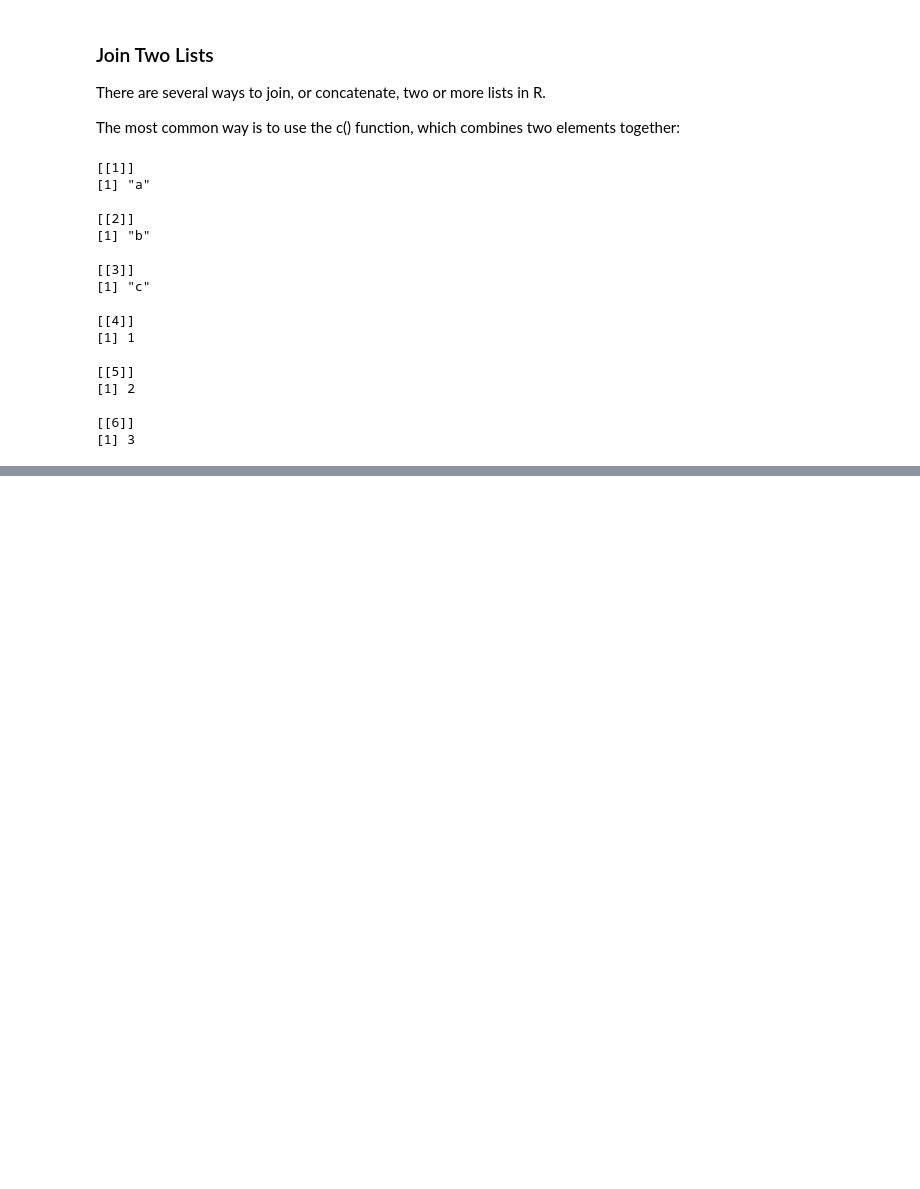
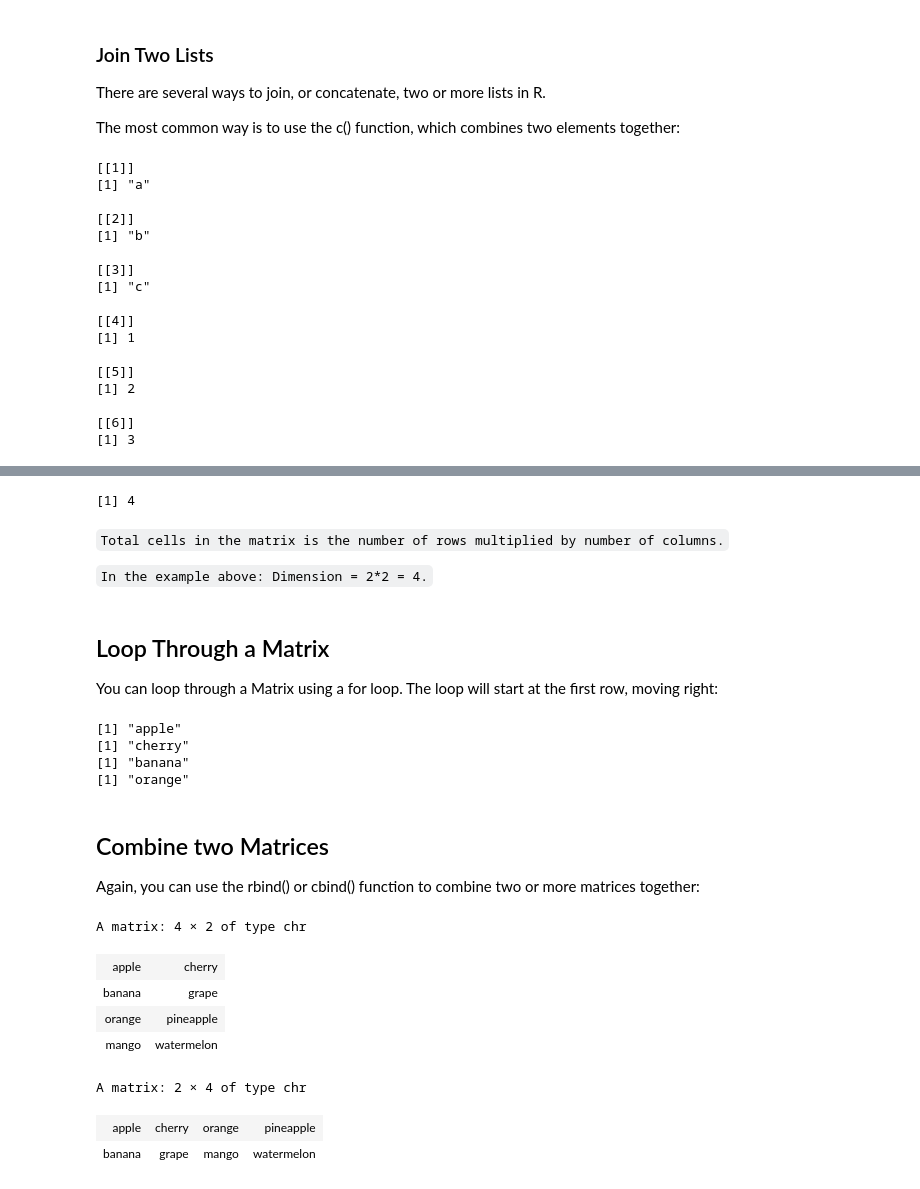
Before and after one commit to prodigy234/Complete_Data_Science_Full_Course, a Jupyter notebook: R Programming/16.R Data Structures.ipynb, the cells around one changed output, grey strips where cells are left out. Saved outputs shown, nothing was run; the diff lists cells and outputs as text; code cells hidden in the pictures; blank space fills up the shorter version.

```diff
--- a/R Programming/16.R Data Structures.ipynb
+++ b/R Programming/16.R Data Structures.ipynb
@@ -449,0 +621,57 @@ list3
+# %%
+# Example
+thismatrix <- matrix(c("apple", "banana", "cherry", "orange"), nrow = 2, ncol = 2)
+
+length(thismatrix)
+# %% [output]
+[1] 4
+# %% [markdown]
+`Total cells in the matrix is the number of rows multiplied by number of columns.`
+
+`In the example above: Dimension = 2*2 = 4.`
+# %% [markdown]
+## Loop Through a Matrix
+
+You can loop through a Matrix using a for loop. The loop will start at the first row, moving right:
+# %%
+# Example
+# Loop through the matrix items and print them:
+
+thismatrix <- matrix(c("apple", "banana", "cherry", "orange"), nrow = 2, ncol = 2)
+
+for (rows in 1:nrow(thismatrix)) {
+  for (columns in 1:ncol(thismatrix)) {
+    print(thismatrix[rows, columns])
+  }
+}
+# %% [output]
+[1] "apple"
+[1] "cherry"
+[1] "banana"
+[1] "orange"
+# %% [markdown]
+## Combine two Matrices
+
+Again, you can use the rbind() or cbind() function to combine two or more matrices together:
+# %%
+# Example
+# Combine matrices
+Matrix1 <- matrix(c("apple", "banana", "cherry", "grape"), nrow = 2, ncol = 2)
+Matrix2 <- matrix(c("orange", "mango", "pineapple", "watermelon"), nrow = 2, ncol = 2)
+
+# Adding it as a rows
+Matrix_Combined <- rbind(Matrix1, Matrix2)
+Matrix_Combined
+
+# Adding it as a columns
+Matrix_Combined <- cbind(Matrix1, Matrix2)
+Matrix_Combined
+# %% [output]
+A matrix: 4 × 2 of type chr
+| apple | cherry |
+| banana | grape |
+| orange | pineapple |
+| mango | watermelon |
+A matrix: 2 × 4 of type chr
+| apple | cherry | orange | pineapple |
+| banana | grape | mango | watermelon |
```
Also changed, not shown: parts of 45 cells of this notebook.
